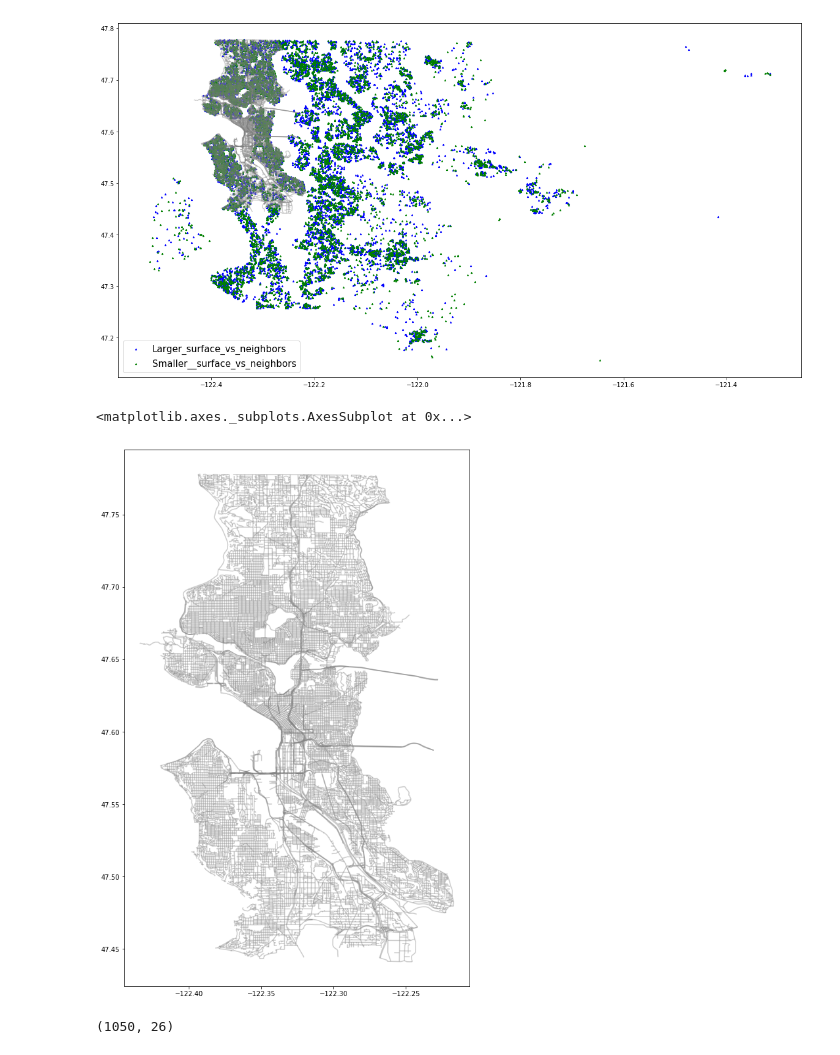
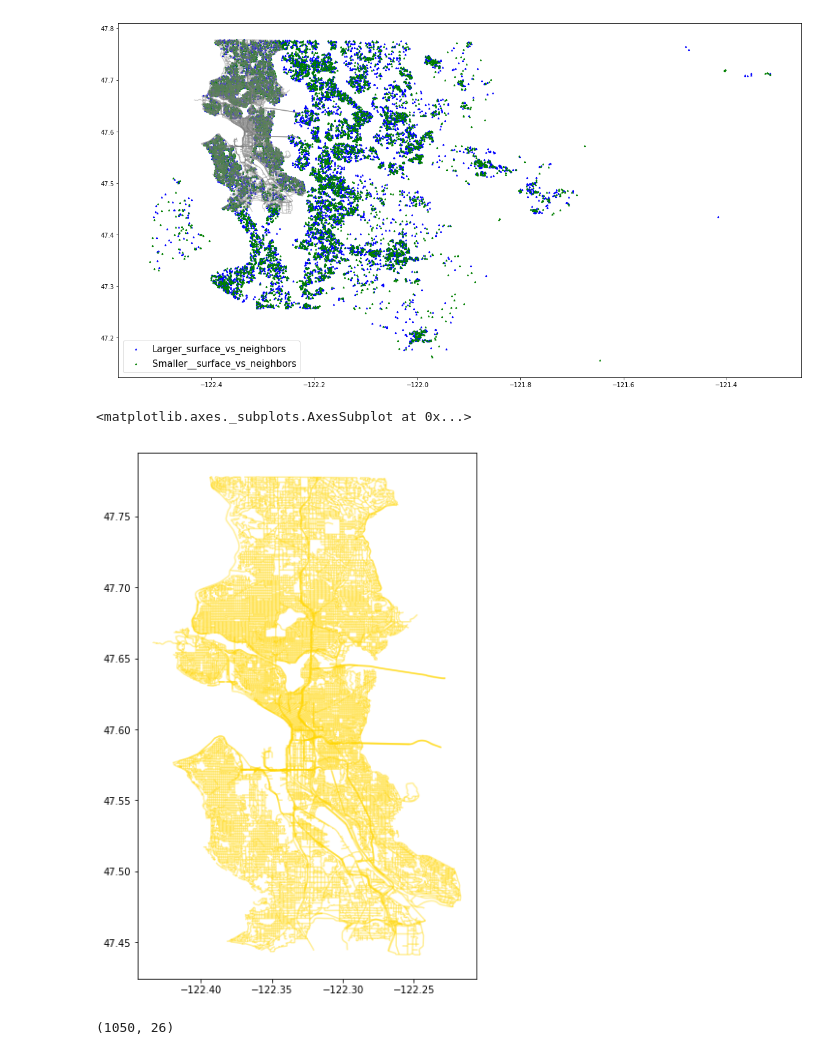
Before and after one commit to Silkways/Seattlers, a Jupyter notebook: Housing_Project_Gus.ipynb, the cells around one changed output. Cells and saved outputs as stored; diff of their text form; code cells hidden in the pictures.

```diff
--- a/Housing_Project_Gus.ipynb
+++ b/Housing_Project_Gus.ipynb
@@ -393,11 +393,11 @@ plt.legend(prop = {'size': 15})
 <matplotlib.legend.Legend at 0x...>
 [figure]
 # %%
-fig, ax = plt.subplots(figsize = (15,15))
-seattle_map.plot(ax = ax, alpha =0.4, color = 'grey')
+fig, ax = plt.subplots(figsize = (10,10))
+seattle_map.plot(ax = ax, alpha =0.4, color = 'gold')
 # %% [output]
 <matplotlib.axes._subplots.AxesSubplot at 0x...>
-[figure, old version]
+[figure, new version]
 # %%
 df_zip = df_base.groupby('zipcode')
 df_zip = df_zip.apply(lambda x: x.sample(n=15, replace = True))
```
Also changed, not shown: parts of 2 cells of this notebook, 1 other file.
